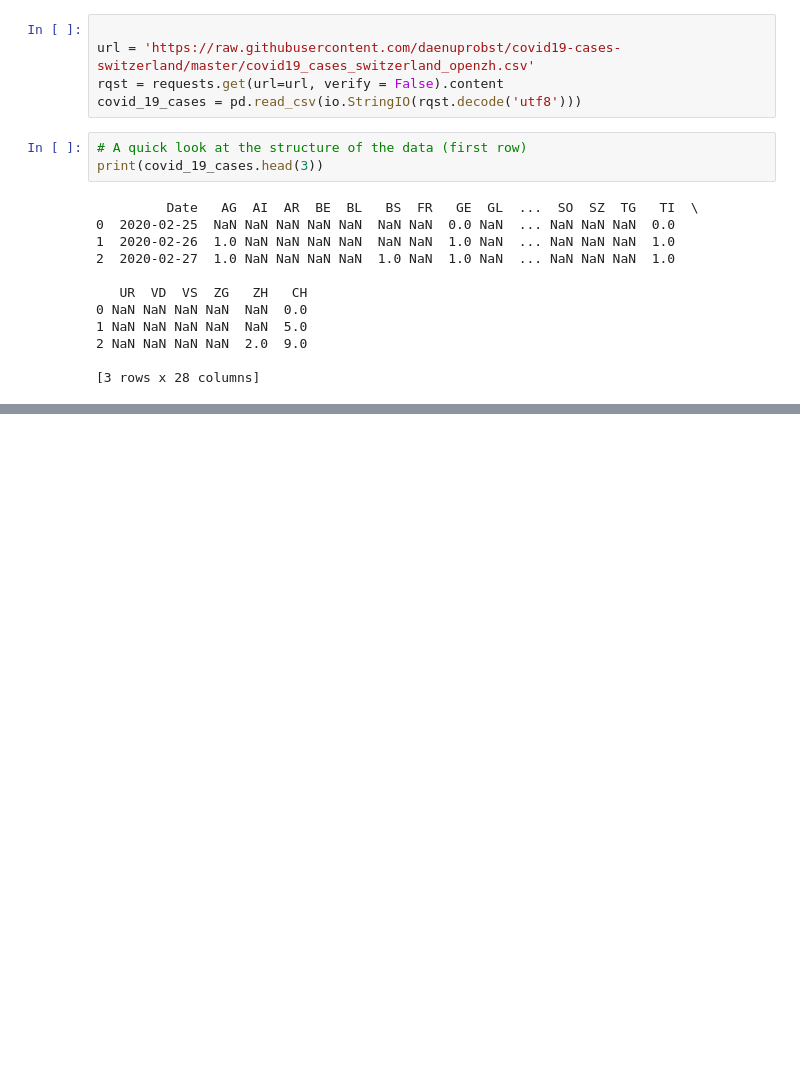
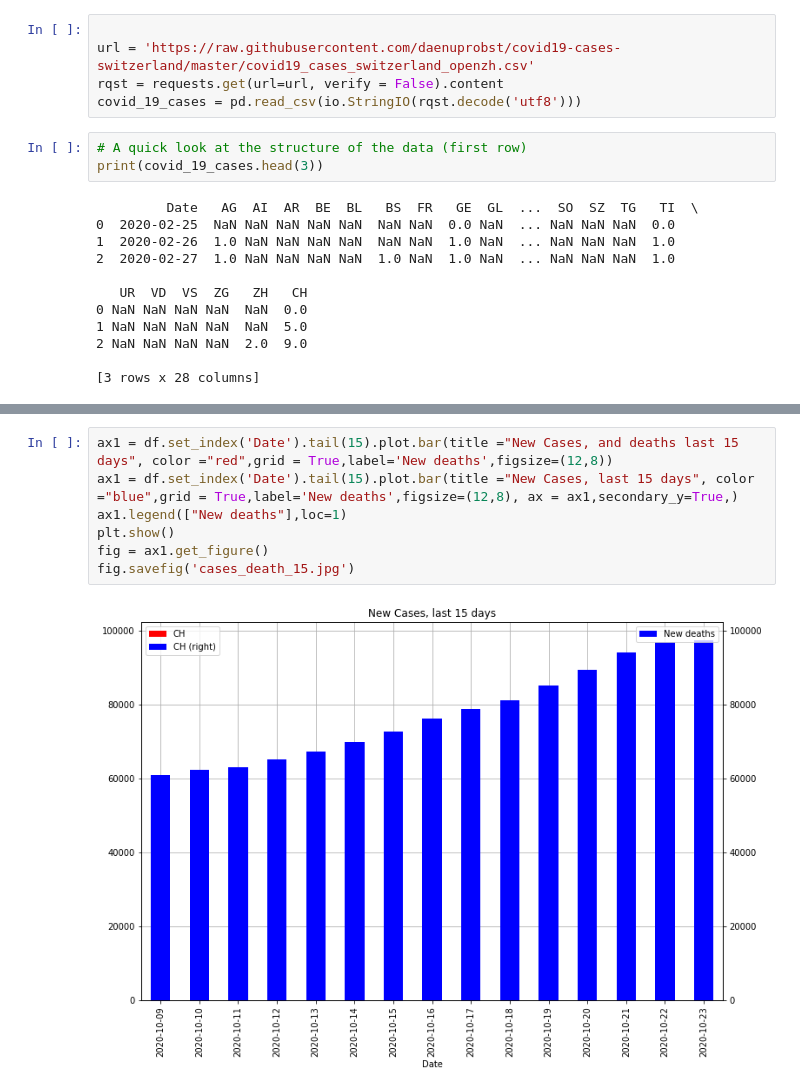
Before and after one commit to RenardDesNeiges/covid_notebooks, a Jupyter notebook: Total covid cases.ipynb, the cells around one changed output, grey strips where cells are left out. Saved outputs shown, nothing was run; the diff lists cells and outputs as text; blank space fills up the shorter version.

```diff
--- a/Total covid cases.ipynb
+++ b/Total covid cases.ipynb
@@ -159,3 +167,12 @@ fig.savefig('deaths.jpg')
+# %%
+ax1 = df.set_index('Date').tail(15).plot.bar(title ="New Cases, and deaths last 15 days", color ="red",grid = True,label='New deaths',figsize=(12,8))
+ax1 = df.set_index('Date').tail(15).plot.bar(title ="New Cases, last 15 days", color ="blue",grid = True,label='New deaths',figsize=(12,8), ax = ax1,secondary_y=True,)
+ax1.legend(["New deaths"],loc=1)
+plt.show()
+fig = ax1.get_figure()
+fig.savefig('cases_death_15.jpg')
+# %% [output]
+[figure, added]
 # %%
 ax1 = newdeaths.set_index('Date').plot(color="red",kind="line",grid=True, label='New deaths',figsize=(12,8),logy=True)
 ax2 = newcases.set_index('Date').plot(color="blue",kind="line",grid=True, label='New cases',secondary_y=True,ax=ax1,logy=True)
```
Also changed, not shown: parts of 11 cells of this notebook, 12 other files.
